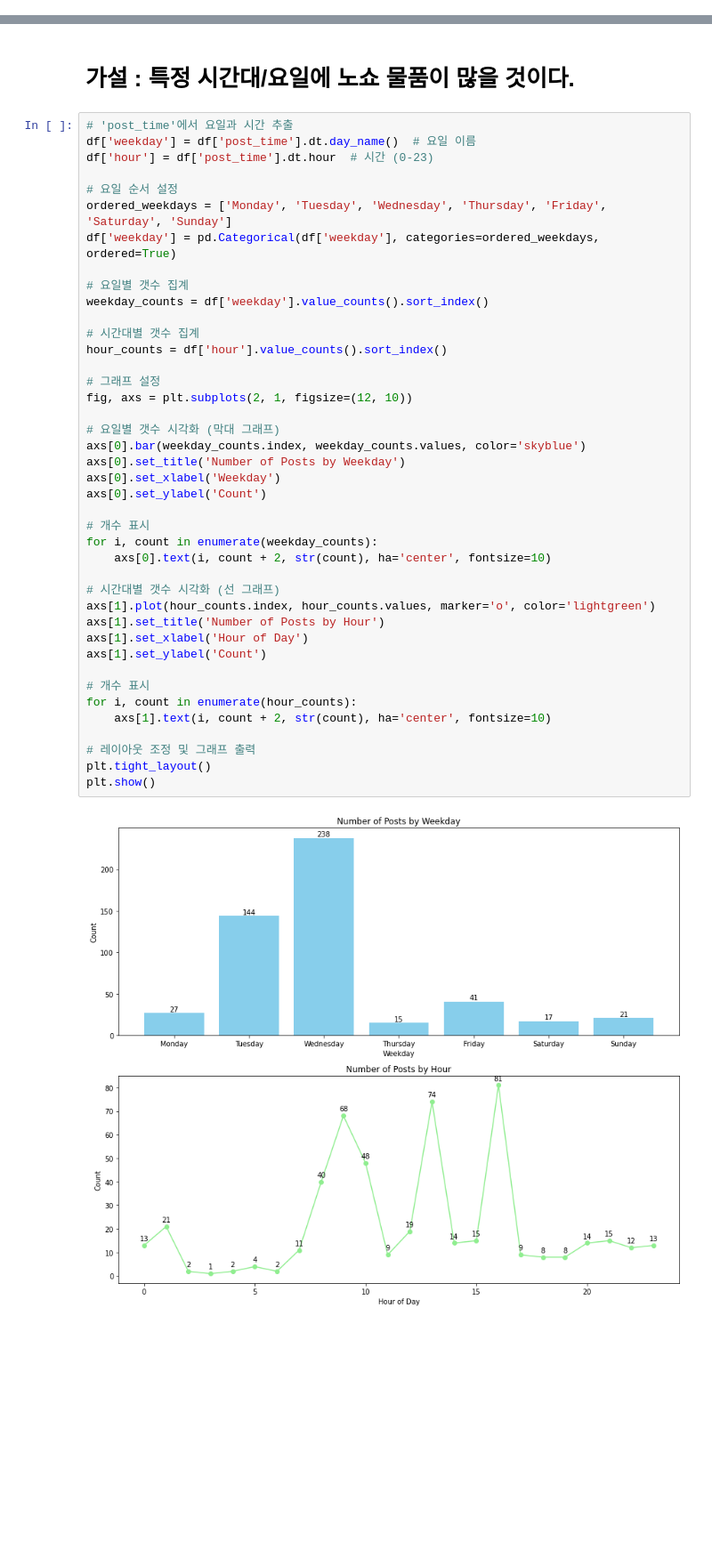
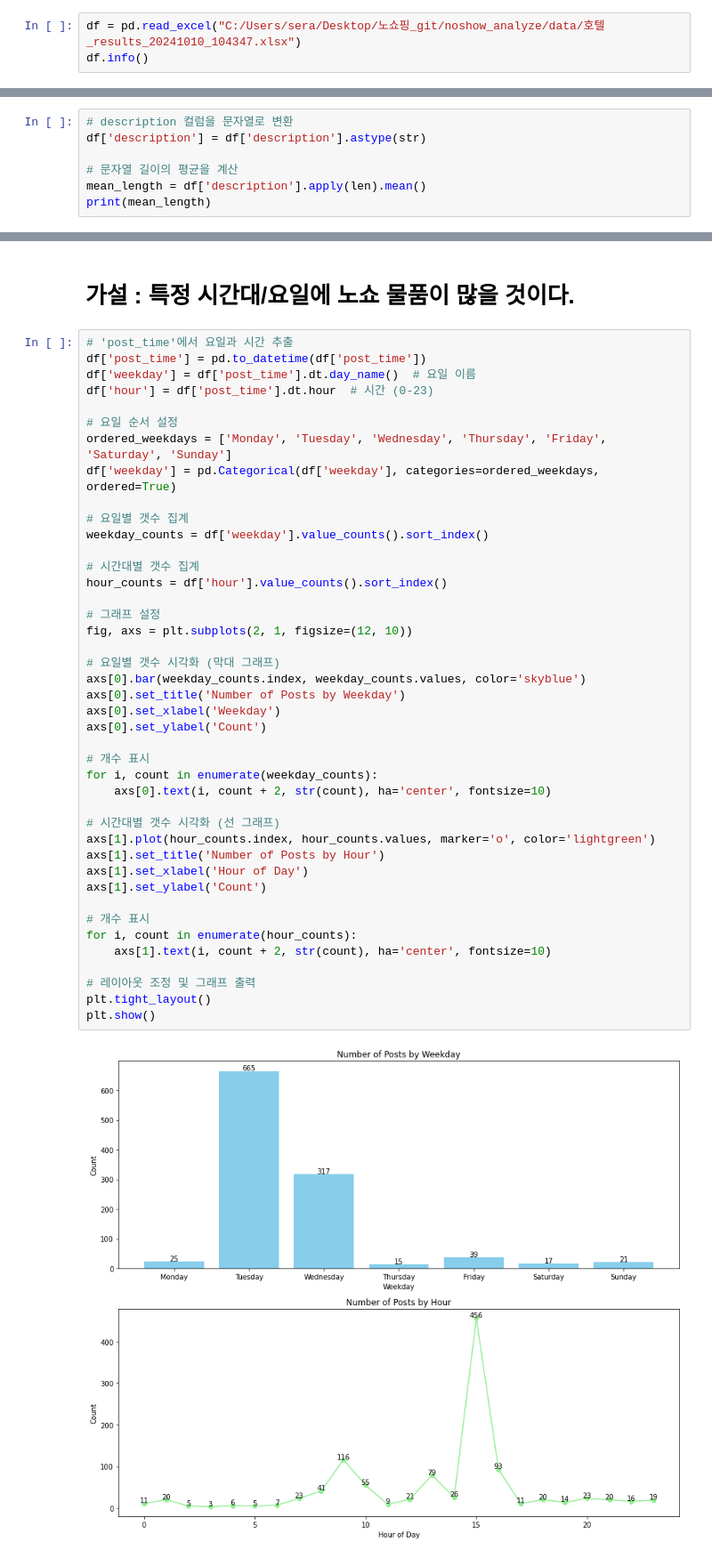
Before and after one commit to wecommit-ai/noshow_analyze, a Jupyter notebook: analysis/Jangseyoung_Hypothesis testing.ipynb, the cells around one changed output, grey strips where cells are left out. Shown at 89% size. Drawn from its saved outputs; the diff is of its cells as text; blank space fills up the shorter version.

```diff
--- a/analysis/Jangseyoung_Hypothesis testing.ipynb
+++ b/analysis/Jangseyoung_Hypothesis testing.ipynb
@@ -36,2 +18,5 @@ memory usage: 53.1+ KB
 # %% [markdown]
 # 데이터 불러오기 & 전처리
+# %%
+df = pd.read_excel("C:/Users/sera/Desktop/노쇼핑_git/noshow_analyze/data/호텔_results_20241010_104347.xlsx")
+df.info()
@@ -68,0 +55,7 @@ memory usage: 51.8+ KB
+# %%
+# description 컬럼을 문자열로 변환
+df['description'] = df['description'].astype(str)
+
+# 문자열 길이의 평균을 계산
+mean_length = df['description'].apply(len).mean()
+print(mean_length)
@@ -70,6 +86,7 @@ memory usage: 51.8+ KB
 # 가설 : 특정 시간대/요일에 노쇼 물품이 많을 것이다.
 # %%
 # 'post_time'에서 요일과 시간 추출
+df['post_time'] = pd.to_datetime(df['post_time'])
 df['weekday'] = df['post_time'].dt.day_name()  # 요일 이름
 df['hour'] = df['post_time'].dt.hour  # 시간 (0-23)
 
@@ -83,31 +100,31 @@ weekday_counts = df['weekday'].value_counts().sort_index()
 # 시간대별 갯수 집계
 hour_counts = df['hour'].value_counts().sort_index()
 
 # 그래프 설정
 fig, axs = plt.subplots(2, 1, figsize=(12, 10))
 
 # 요일별 갯수 시각화 (막대 그래프)
 axs[0].bar(weekday_counts.index, weekday_counts.values, color='skyblue')
 axs[0].set_title('Number of Posts by Weekday')
 axs[0].set_xlabel('Weekday')
 axs[0].set_ylabel('Count')
 
 # 개수 표시
 for i, count in enumerate(weekday_counts):
     axs[0].text(i, count + 2, str(count), ha='center', fontsize=10)
 
 # 시간대별 갯수 시각화 (선 그래프)
 axs[1].plot(hour_counts.index, hour_counts.values, marker='o', color='lightgreen')
 axs[1].set_title('Number of Posts by Hour')
 axs[1].set_xlabel('Hour of Day')
 axs[1].set_ylabel('Count')
 
 # 개수 표시
 for i, count in enumerate(hour_counts):
     axs[1].text(i, count + 2, str(count), ha='center', fontsize=10)
 
 # 레이아웃 조정 및 그래프 출력
 plt.tight_layout()
 plt.show()
 # %% [output]
-[figure, old version]
+[figure, new version]
```
Also changed, not shown: parts of 5 cells of this notebook.
